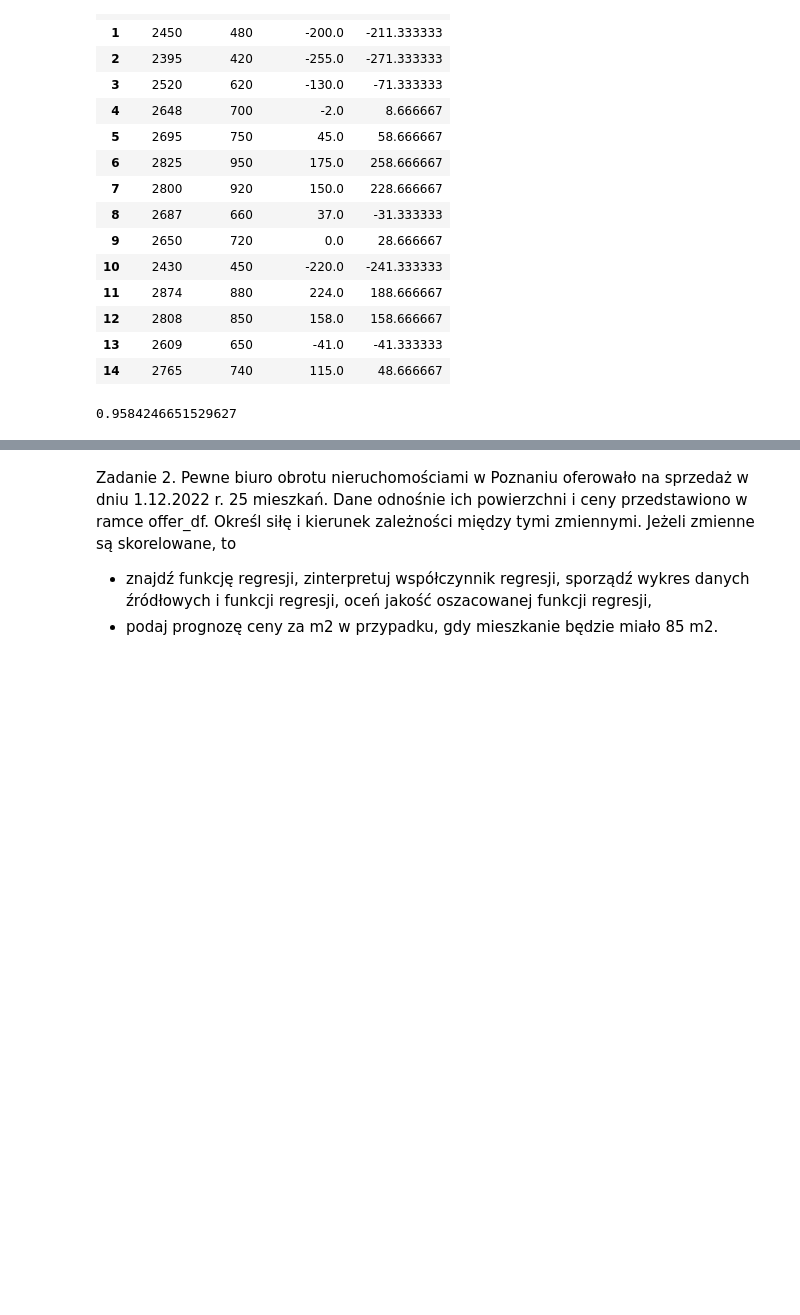
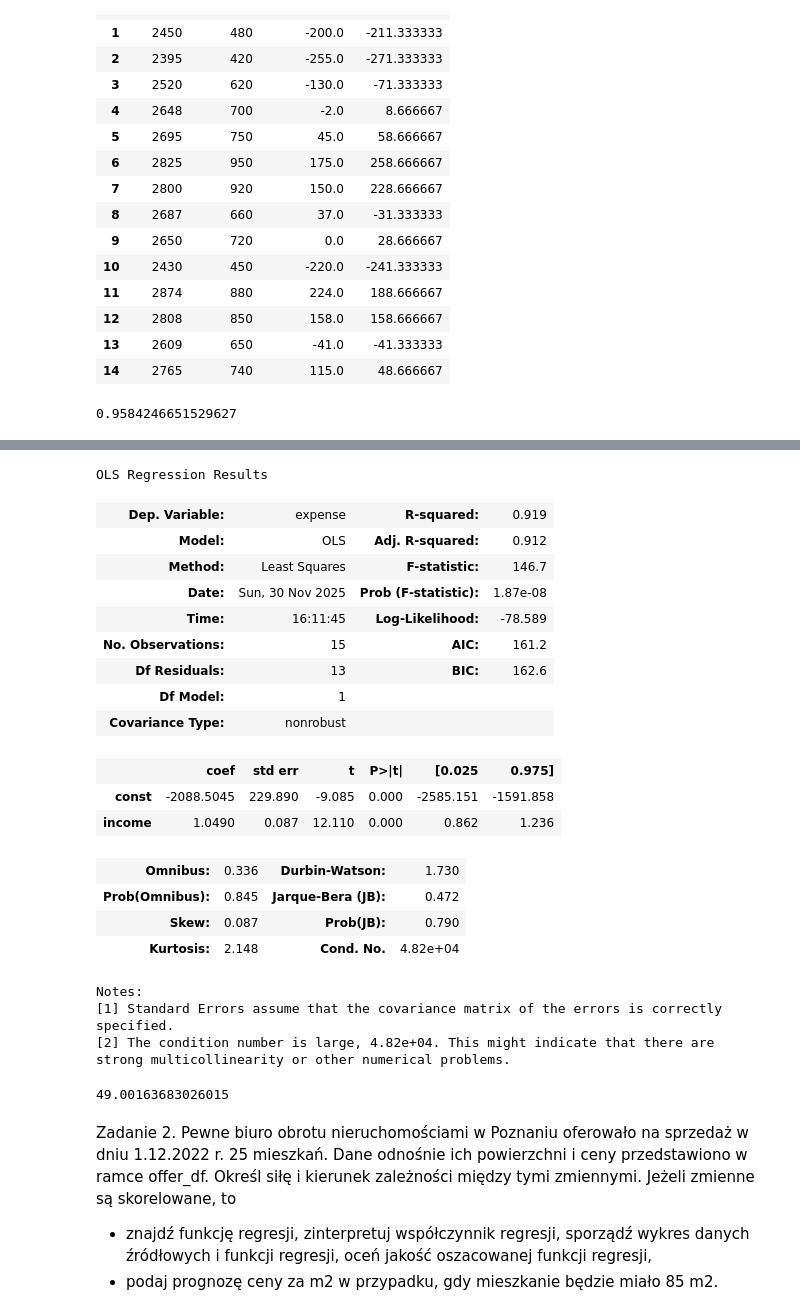
Before and after one commit to wojciechnowaczyk/Statystyka, a Jupyter notebook: Korelacja_i_regresja.ipynb, the cells around one changed output, grey strips where cells are left out. Saved outputs shown, nothing was run; the diff lists cells and outputs as text; code cells hidden in the pictures; blank space fills up the shorter version.

```diff
--- a/Korelacja_i_regresja.ipynb
+++ b/Korelacja_i_regresja.ipynb
@@ -74,3 +101,36 @@ correlation
+# %%
+upkeep_cost_df = sm.add_constant(upkeep_cost_df)
+model = sm.OLS(upkeep_cost_df['expense'], upkeep_cost_df[['const', 'income']])
+model.fit().summary()
+# %% [output]
+OLS Regression Results
+| Dep. Variable: | expense | R-squared: | 0.919 |
+| Model: | OLS | Adj. R-squared: | 0.912 |
+| Method: | Least Squares | F-statistic: | 146.7 |
+| Date: | Sun, 30 Nov 2025 | Prob (F-statistic): | 1.87e-08 |
+| Time: | 16:11:45 | Log-Likelihood: | -78.589 |
+| No. Observations: | 15 | AIC: | 161.2 |
+| Df Residuals: | 13 | BIC: | 162.6 |
+| Df Model: | 1 |  |  |
+| Covariance Type: | nonrobust |  |  |
+|  | coef | std err | t | P>|t| | [0.025 | 0.975] |
+| const | -2088.5045 | 229.890 | -9.085 | 0.000 | -2585.151 | -1591.858 |
+| income | 1.0490 | 0.087 | 12.110 | 0.000 | 0.862 | 1.236 |
+| Omnibus: | 0.336 | Durbin-Watson: | 1.730 |
+| Prob(Omnibus): | 0.845 | Jarque-Bera (JB): | 0.472 |
+| Skew: | 0.087 | Prob(JB): | 0.790 |
+| Kurtosis: | 2.148 | Cond. No. | 4.82e+04 |
+Notes:
+[1] Standard Errors assume that the covariance matrix of the errors is correctly specified.
+[2] The condition number is large, 4.82e+04. This might indicate that there are
+strong multicollinearity or other numerical problems.
+# %%
+#ocena dobroci dopasowania funkcji regresji
+#odchylenie standardowe składnika resztowego
+upkeep_cost_df['residuals'] = upkeep_cost_df['expense'] - upkeep_cost_df['prediction']
+residuals_std = (sum(upkeep_cost_df['residuals']**2)/(len(upkeep_cost_df)-2))**0.5x
+# %% [output]
+49.00163683026015
 # %% [markdown]
 Zadanie 2. Pewne biuro obrotu nieruchomościami w Poznaniu oferowało na sprzedaż w dniu 1.12.2022 r. 25 mieszkań. Dane odnośnie ich powierzchni i ceny przedstawiono w ramce offer_df.
 Określ siłę i kierunek zależności między tymi zmiennymi. Jeżeli zmienne są skorelowane, to
```
Also changed, not shown: parts of 6 cells of this notebook.
